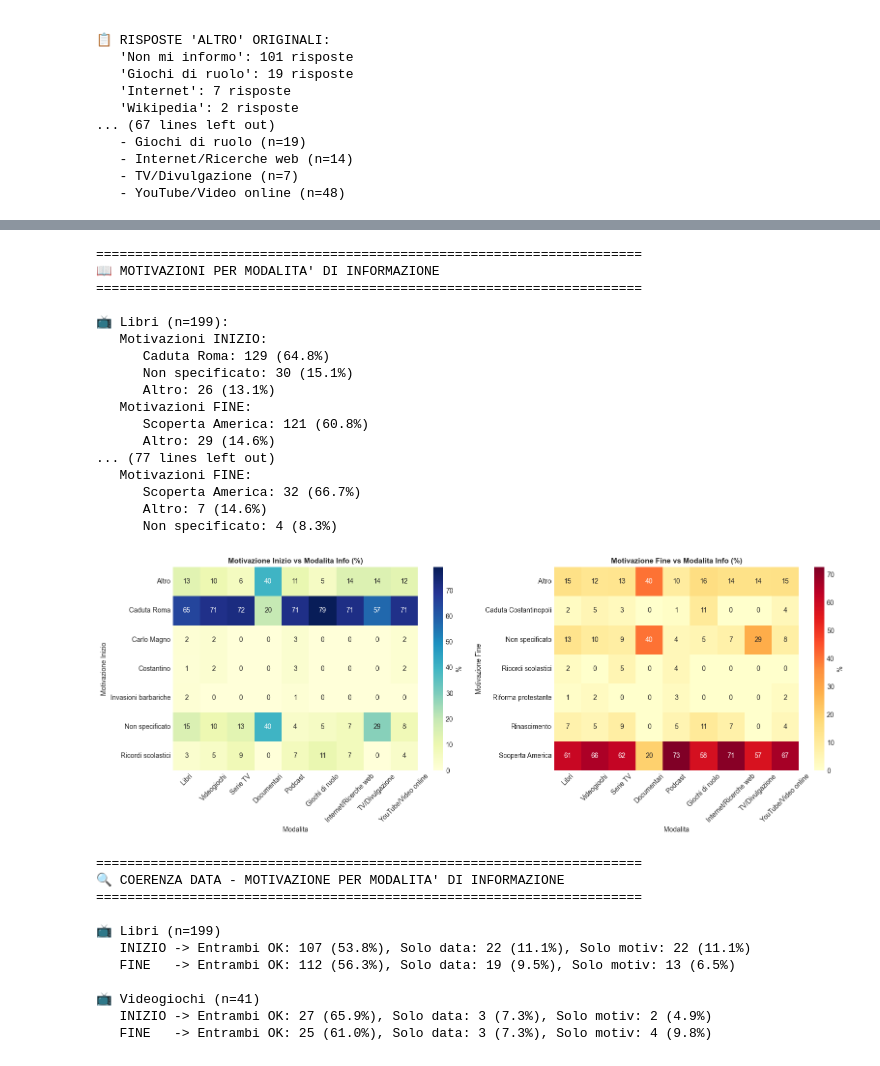
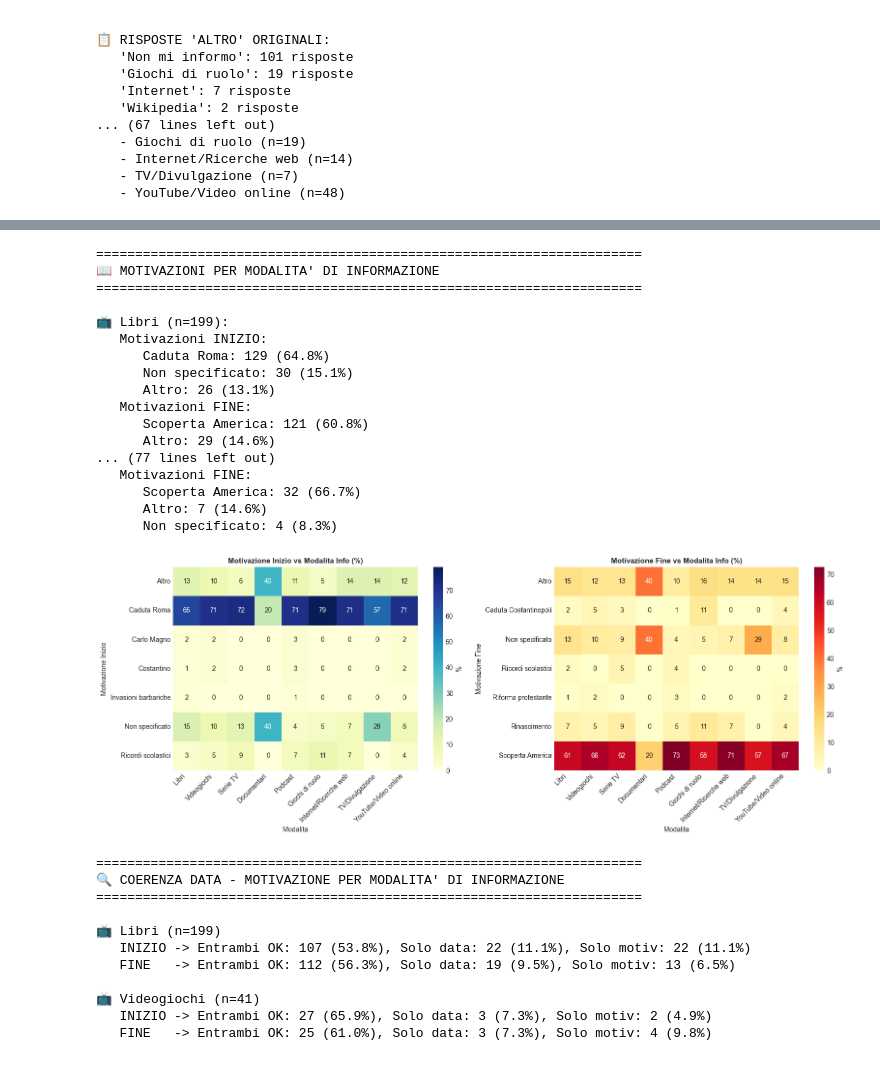
Before and after one commit to giuliaghiazza/MiddleAgesAnalysis, a Jupyter notebook: analisi_testo.ipynb, the cells around one changed output, grey strips where cells are left out. Cells and saved outputs as stored; diff of their text form; code cells hidden in the pictures.

```diff
--- a/analisi_testo.ipynb
+++ b/analisi_testo.ipynb
@@ -1142,21 +1156,25 @@ ct_mot_ini = pd.crosstab(df['motivo_inizio_cat'], df['titolo_studio'], normalize
 cols_present = [c for c in titolo_order if c in ct_mot_ini.columns]
 if cols_present:
     ct_mot_ini = ct_mot_ini[cols_present]
+    ct_mot_ini.columns = [titolo_short.get(c, c) for c in ct_mot_ini.columns]
     sns.heatmap(ct_mot_ini, annot=True, fmt='.0f', cmap='YlGnBu', ax=axes[0], cbar_kws={'label': '%'})
     axes[0].set_title('Motivazione Inizio vs Titolo Studio (%)', fontsize=11, fontweight='bold')
     axes[0].set_xlabel('Titolo di Studio')
     axes[0].set_ylabel('Motivazione Inizio')
     axes[0].tick_params(axis='x', rotation=45)
+    plt.setp(axes[0].get_xticklabels(), ha='right')
 
 ct_mot_fin = pd.crosstab(df['motivo_fine_cat'], df['titolo_studio'], normalize='columns') * 100
 cols_present = [c for c in titolo_order if c in ct_mot_fin.columns]
 if cols_present:
     ct_mot_fin = ct_mot_fin[cols_present]
+    ct_mot_fin.columns = [titolo_short.get(c, c) for c in ct_mot_fin.columns]
     sns.heatmap(ct_mot_fin, annot=True, fmt='.0f', cmap='YlOrRd', ax=axes[1], cbar_kws={'label': '%'})
     axes[1].set_title('Motivazione Fine vs Titolo Studio (%)', fontsize=11, fontweight='bold')
     axes[1].set_xlabel('Titolo di Studio')
     axes[1].set_ylabel('Motivazione Fine')
     axes[1].tick_params(axis='x', rotation=45)
+    plt.setp(axes[1].get_xticklabels(), ha='right')
 
 plt.tight_layout()
 plt.show()
@@ -1212,7 +1230,7 @@ for titolo in titolo_order:
     none_f = (~d_ok_f & ~m_ok_f).sum()
 
     rows_titolo.append({
-        'Titolo': titolo[:30],
+        'Titolo': titolo_short.get(titolo, titolo),
         'n': n_t,
         'INI: Entrambi OK': f"{both_i} ({both_i/n_t*100:.0f}%)",
         'INI: Solo Data': f"{only_d_i} ({only_d_i/n_t*100:.0f}%)",
@@ -1263,7 +1281,7 @@ for titolo in titolo_order:
     s = df[df['titolo_studio'] == titolo]
     if len(s) < 3:
         continue
-    labels_titolo.append(titolo[:20])
+    labels_titolo.append(titolo_short.get(titolo, titolo))
     n_t = len(s)
     d_ok_i = s['cluster_inizio'] == '476-500 (Caduta Impero Romano Occ.)'
     m_ok_i = s['motivo_inizio_cat'] == 'Caduta Roma'
@@ -1408,7 +1426,7 @@ labels_t = []
 for titolo in titolo_order:
     subset = commentatori[commentatori['titolo_studio'] == titolo]
     if len(subset) >= 2:
-        labels_t.append(titolo[:20])
+        labels_t.append(titolo_short.get(titolo, titolo))
         sent_titolo.append(subset['sentiment_score'].dropna().mean())
 
 colors_sent = ['#2ecc71' if s > 0.05 else ('#e74c3c' if s < -0.05 else '#f39c12') for s in sent_titolo]
@@ -2090,6 +2108,7 @@ if len(df_mod_expanded) > 0:
         axes[0].set_xlabel('Modalita')
         axes[0].set_ylabel('Cluster Data Inizio')
         axes[0].tick_params(axis='x', rotation=45)
+        plt.setp(axes[0].get_xticklabels(), ha='right')
 
     ct_fin = pd.crosstab(df_mod_expanded['cluster_fine'], df_mod_expanded['modalita'], normalize='columns') * 100
     cols_m = [c for c in modalita_analisi if c in ct_fin.columns]
@@ -2100,6 +2119,7 @@ if len(df_mod_expanded) > 0:
         axes[1].set_xlabel('Modalita')
         axes[1].set_ylabel('Cluster Data Fine')
         axes[1].tick_params(axis='x', rotation=45)
+        plt.setp(axes[1].get_xticklabels(), ha='right')
 
 plt.tight_layout()
 plt.show()
@@ -2131,8 +2151,9 @@ if mod_labels:
     ax.legend()
     ax.axhline(y=476, color='steelblue', linestyle=':', alpha=0.5)
     ax.axhline(y=1492, color='coral', linestyle=':', alpha=0.5)
+
     plt.tight_layout()
-plt.show()
+    plt.show()
 # %% [output]
 ======================================================================
 📺 DATE MEDIOEVO PER MODALITA' DI INFORMAZIONE
@@ -2204,38 +2225,40 @@ if len(df_mod_mot) > 0:
         axes[0].set_xlabel('Modalita')
         axes[0].set_ylabel('Motivazione Inizio')
         axes[0].tick_params(axis='x', rotation=45)
+        plt.setp(axes[0].get_xticklabels(), ha='right')
 
     ct_mot_fin = pd.crosstab(df_mod_mot['motivo_fine_cat'], df_mod_mot['modalita'], normalize='columns') * 100
     cols_m = [c for c in modalita_analisi if c in ct_mot_fin.columns]
     if cols_m:
         ct_mot_fin = ct_mot_fin[cols_m]
         sns.heatmap(ct_mot_fin, annot=True, fmt='.0f', cmap='YlOrRd', ax=axes[1], cbar_kws={'label': '%'})
         axes[1].set_title('Motivazione Fine vs Modalita Info (%)', fontsize=11, fontweight='bold')
         axes[1].set_xlabel('Modalita')
         axes[1].set_ylabel('Motivazione Fine')
         axes[1].tick_params(axis='x', rotation=45)
+        plt.setp(axes[1].get_xticklabels(), ha='right')
 
 plt.tight_layout()
 plt.show()
 # %% [output]
 ======================================================================
 📖 MOTIVAZIONI PER MODALITA' DI INFORMAZIONE
 ======================================================================
 
 📺 Libri (n=199):
    Motivazioni INIZIO:
       Caduta Roma: 129 (64.8%)
       Non specificato: 30 (15.1%)
       Altro: 26 (13.1%)
    Motivazioni FINE:
       Scoperta America: 121 (60.8%)
       Altro: 29 (14.6%)
 ... (77 lines left out)
    Motivazioni FINE:
       Scoperta America: 32 (66.7%)
       Altro: 7 (14.6%)
       Non specificato: 4 (8.3%)
-[figure, old version]
+[figure, new version]
 # %%
 # ============================================================
 # 5.3  COERENZA DATA - MOTIVAZIONE PER MODALITA' DI INFORMAZIONE
```
Also changed, not shown: parts of 6 cells of this notebook.
